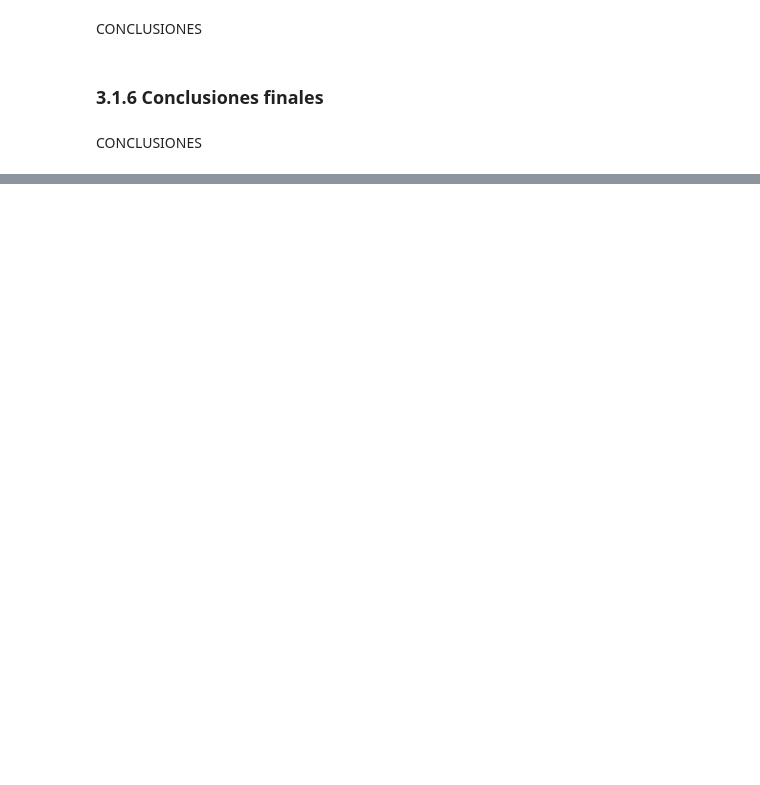
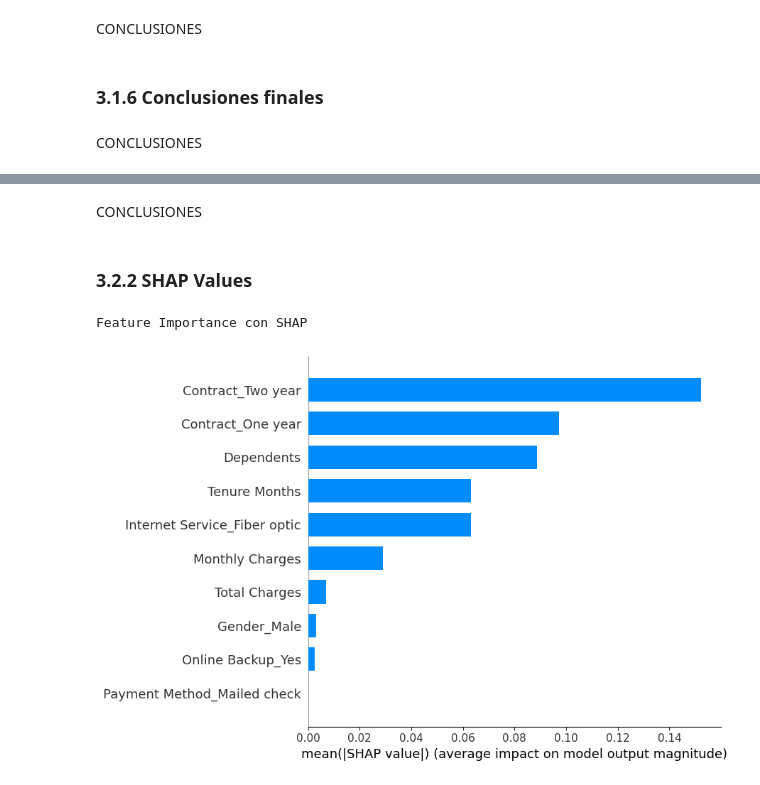
Before and after one commit to angelfergar/ChurnRetention-SP, a Jupyter notebook: notebooks/Model_Training.ipynb, the cells around one changed output, grey strips where cells are left out. Drawn from its saved outputs; the diff is of its cells as text; code cells hidden in the pictures; blank space fills up the shorter version.

```diff
--- a/notebooks/Model_Training.ipynb
+++ b/notebooks/Model_Training.ipynb
@@ -283,0 +306,10 @@ CONCLUSIONES
+# %% [markdown]
+CONCLUSIONES
+# %% [markdown]
+### 3.2.2 SHAP Values
+# %%
+# Valores SHAP
+show_shap(dt_model, X_train_smote, X_test)
+# %% [output]
+Feature Importance con SHAP
+[figure, added]
```
Also changed, not shown: parts of 108 cells of this notebook.
